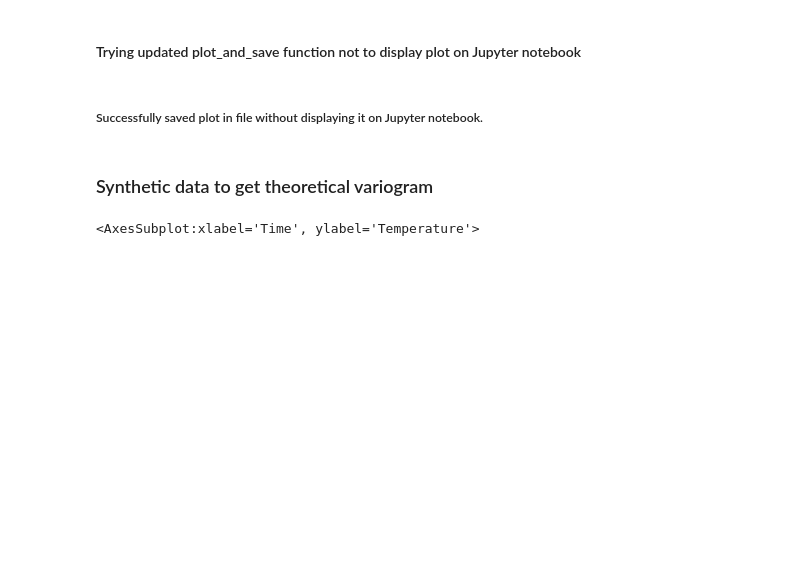
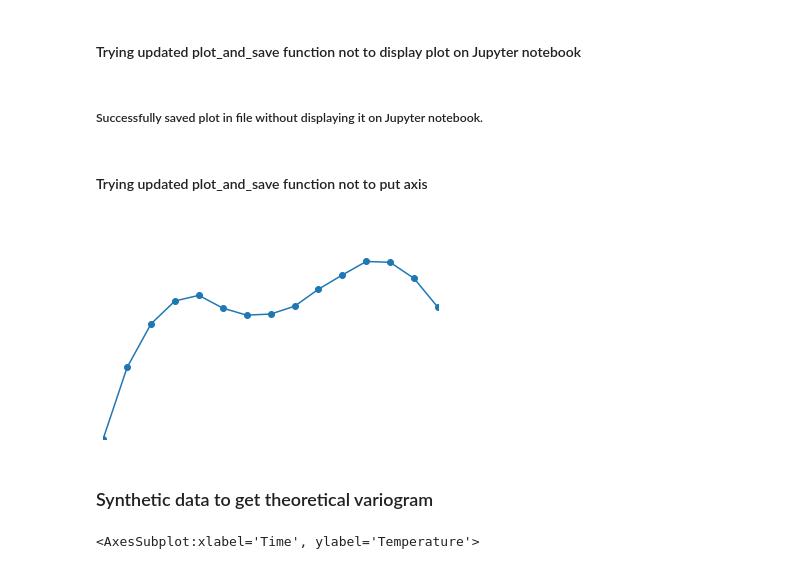
Before and after one commit to tadatoshi/time_series_plot_auto_analysis, a Jupyter notebook: notebooks/ceramic_furnace.ipynb, the cells around one changed output. Cells and saved outputs as stored; diff of their text form; code cells hidden in the pictures; blank space fills up the shorter version.

Commit message:
time_series_plot_auto_analysis.variogram.plotting.plot_and_save function: Added a way not to put axis.

```diff
--- a/notebooks/ceramic_furnace.ipynb
+++ b/notebooks/ceramic_furnace.ipynb
@@ -390,5 +390,12 @@ plot_and_save(variogram_furnace_data, "../plots/ceramic_furnace_variogram_5.png"
 # %% [markdown]
 ##### Successfully saved plot in file without displaying it on Jupyter notebook.
+# %% [markdown]
+#### Trying updated plot_and_save function not to put axis
+# %%
+plot_and_save(variogram_furnace_data, "../plots/ceramic_furnace_variogram_6.png",
+              axis_off=True)
+# %% [output]
+[figure, added]
 # %% [markdown]
 ### Synthetic data to get theoretical variogram
 # %%
```
Also changed, not shown: parts of 3 cells of this notebook, 1 other file.
